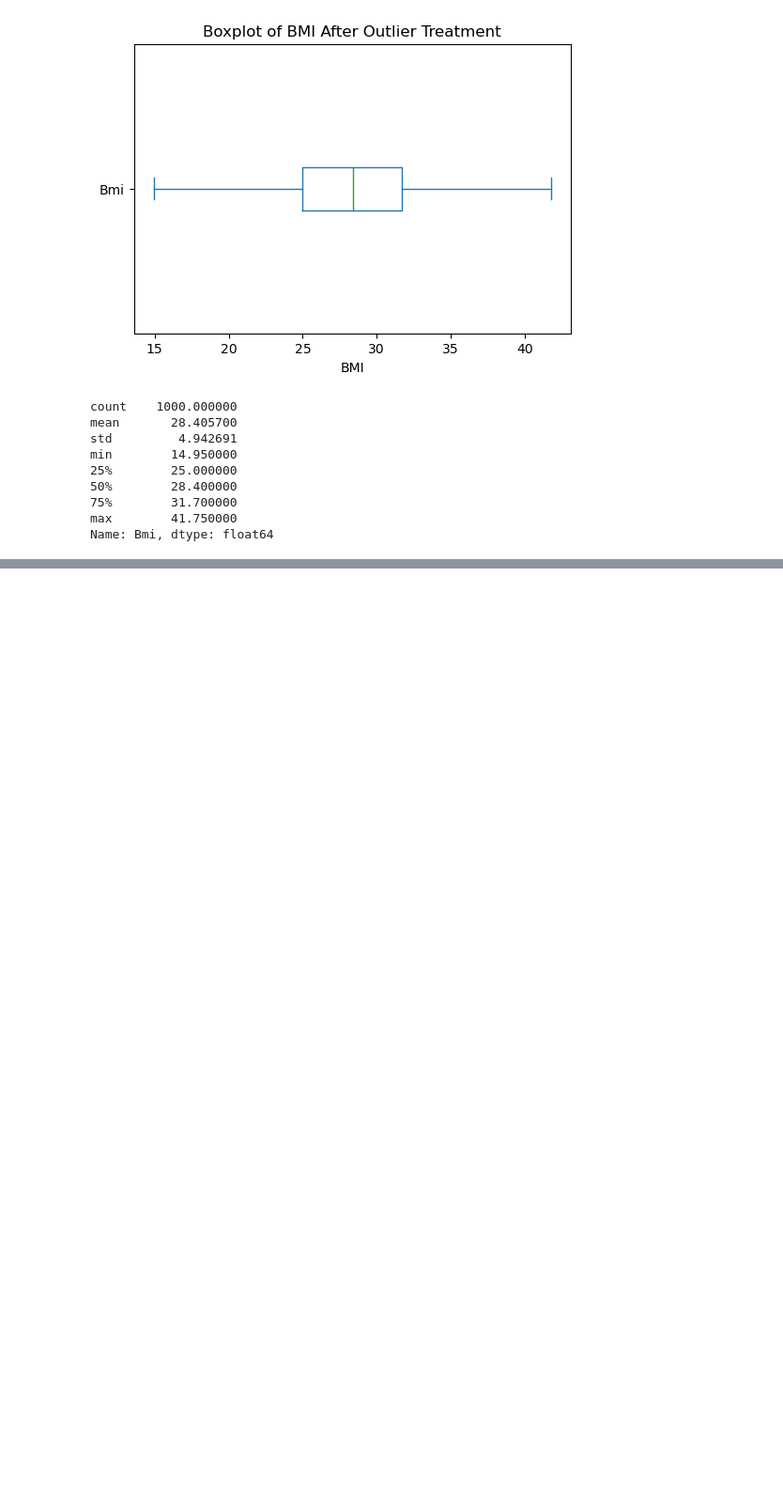
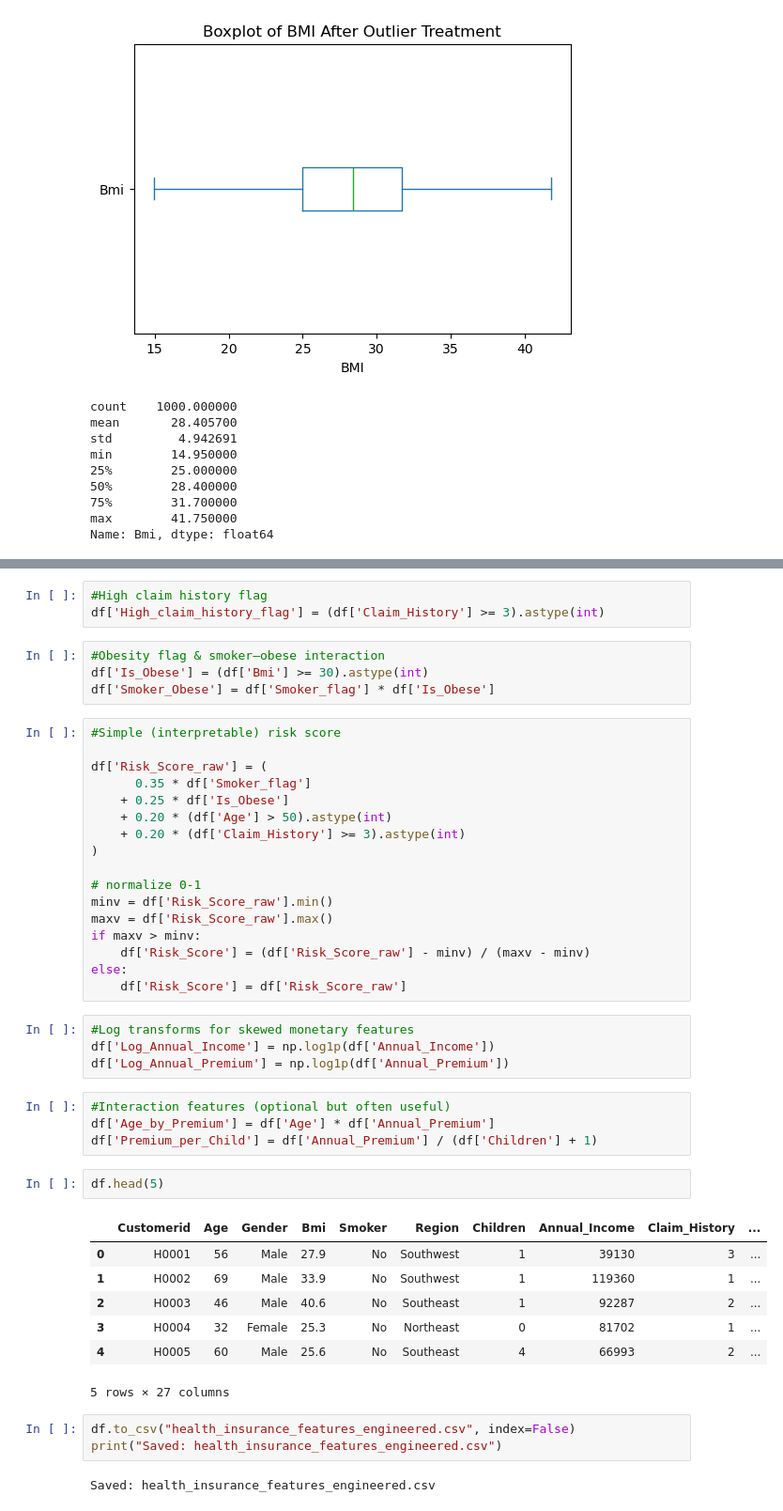
Before and after one commit to Briano25/DATA-SCIENCE, a Jupyter notebook: projecttwo.ipynb, the cells around one changed output, grey strips where cells are left out. Shown: that part at 94% size. Saved outputs shown, nothing was run; the diff lists cells and outputs as text; blank space fills up the shorter version.

```diff
--- a/projecttwo.ipynb
+++ b/projecttwo.ipynb
@@ -155,0 +184,47 @@ Name: Bmi, dtype: float64
+# %%
+#High claim history flag
+df['High_claim_history_flag'] = (df['Claim_History'] >= 3).astype(int)
+# %%
+#Obesity flag & smoker–obese interaction
+df['Is_Obese'] = (df['Bmi'] >= 30).astype(int)
+df['Smoker_Obese'] = df['Smoker_flag'] * df['Is_Obese']
+# %%
+#Simple (interpretable) risk score
+
+df['Risk_Score_raw'] = (
+      0.35 * df['Smoker_flag']
+    + 0.25 * df['Is_Obese']
+    + 0.20 * (df['Age'] > 50).astype(int)
+    + 0.20 * (df['Claim_History'] >= 3).astype(int)
+)
+
+# normalize 0-1
+minv = df['Risk_Score_raw'].min()
+maxv = df['Risk_Score_raw'].max()
+if maxv > minv:
+    df['Risk_Score'] = (df['Risk_Score_raw'] - minv) / (maxv - minv)
+else:
+    df['Risk_Score'] = df['Risk_Score_raw']
+# %%
+#Log transforms for skewed monetary features
+df['Log_Annual_Income'] = np.log1p(df['Annual_Income'])
+df['Log_Annual_Premium'] = np.log1p(df['Annual_Premium'])
+# %%
+#Interaction features (optional but often useful)
+df['Age_by_Premium'] = df['Age'] * df['Annual_Premium']
+df['Premium_per_Child'] = df['Annual_Premium'] / (df['Children'] + 1)
+# %%
+df.head(5)
+# %% [output]
+|  | Customerid | Age | Gender | Bmi | Smoker | Region | Children | Annual_Income | Claim_History | ... |
+| 0 | H0001 | 56 | Male | 27.9 | No | Southwest | 1 | 39130 | 3 | ... |
+| 1 | H0002 | 69 | Male | 33.9 | No | Southwest | 1 | 119360 | 1 | ... |
+| 2 | H0003 | 46 | Male | 40.6 | No | Southeast | 1 | 92287 | 2 | ... |
+| 3 | H0004 | 32 | Female | 25.3 | No | Northeast | 0 | 81702 | 1 | ... |
+| 4 | H0005 | 60 | Male | 25.6 | No | Southeast | 4 | 66993 | 2 | ... |
+5 rows × 27 columns
+# %%
+df.to_csv("health_insurance_features_engineered.csv", index=False)
+print("Saved: health_insurance_features_engineered.csv")
+# %% [output]
+Saved: health_insurance_features_engineered.csv
```
Also changed, not shown: parts of 6 cells of this notebook, 4 other files.
